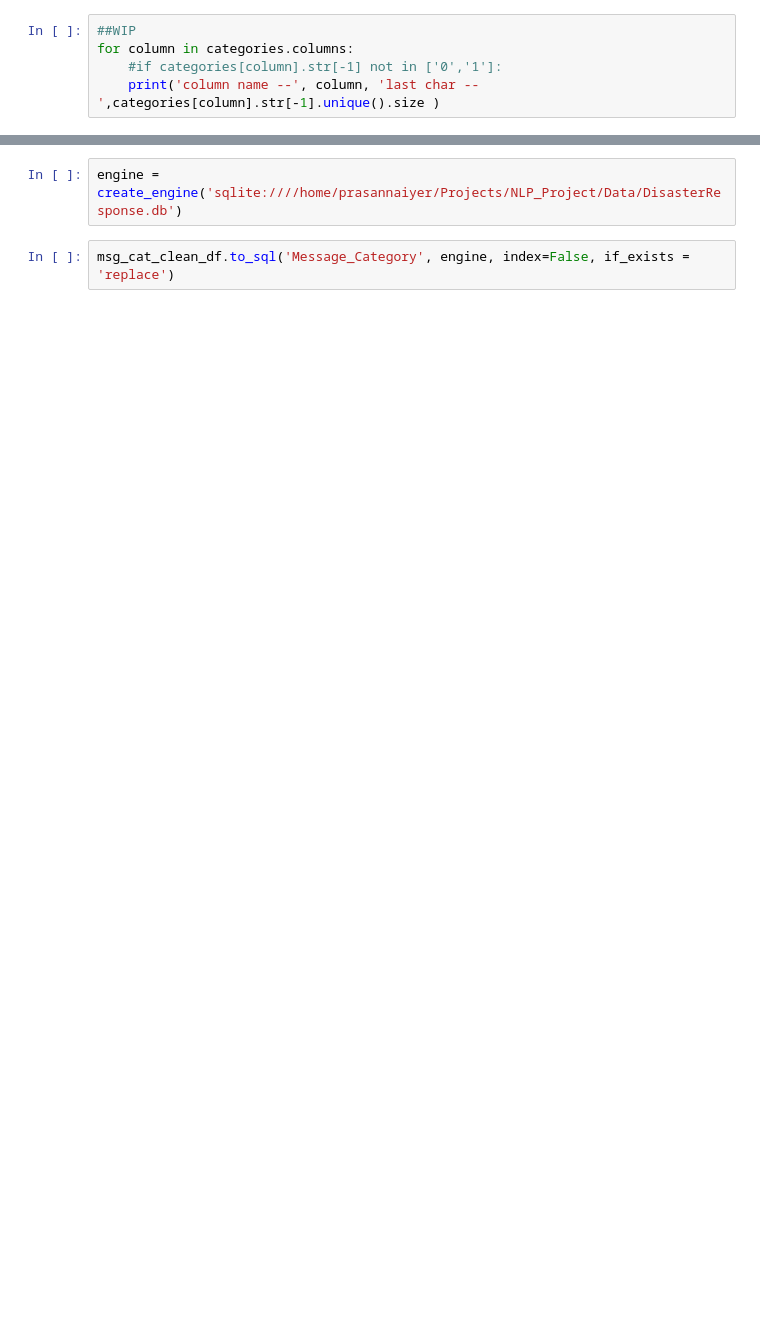
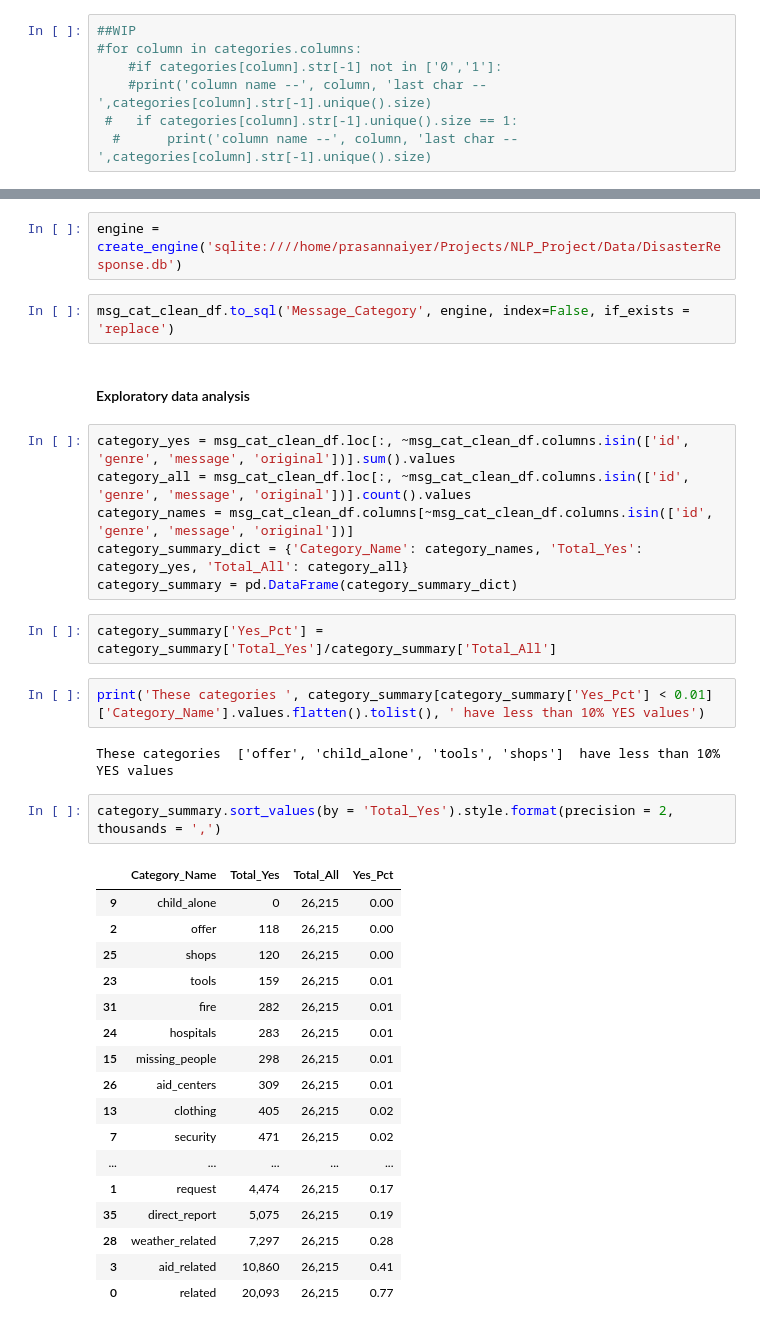
Before and after one commit to prasiyer/NLP_Project, a Jupyter notebook: Code/Data_ETL.ipynb, the cells around one changed output, grey strips where cells are left out. Saved outputs shown, nothing was run; the diff lists cells and outputs as text; blank space fills up the shorter version.

Commit message:
Mainly Data_ETL updates

```diff
--- a/Code/Data_ETL.ipynb
+++ b/Code/Data_ETL.ipynb
@@ -87,6 +56,8 @@ Name: related, dtype: int64
 # %%
 ##WIP
-for column in categories.columns:
+#for column in categories.columns:
     #if categories[column].str[-1] not in ['0','1']:
-    print('column name --', column, 'last char -- ',categories[column].str[-1].unique().size )
+    #print('column name --', column, 'last char -- ',categories[column].str[-1].unique().size)
+ #   if categories[column].str[-1].unique().size == 1:
+  #      print('column name --', column, 'last char -- ',categories[column].str[-1].unique().size)
 # %% [output]
@@ -150,3 +84,37 @@ msg_cat_clean_df.head()
 engine = create_engine('sqlite:////home/prasannaiyer/Projects/NLP_Project/Data/DisasterResponse.db')
 # %%
 msg_cat_clean_df.to_sql('Message_Category', engine, index=False, if_exists = 'replace')
+# %% [markdown]
+#### Exploratory data analysis
+# %%
+category_yes = msg_cat_clean_df.loc[:, ~msg_cat_clean_df.columns.isin(['id', 'genre', 'message', 'original'])].sum().values
+category_all = msg_cat_clean_df.loc[:, ~msg_cat_clean_df.columns.isin(['id', 'genre', 'message', 'original'])].count().values
+category_names = msg_cat_clean_df.columns[~msg_cat_clean_df.columns.isin(['id', 'genre', 'message', 'original'])]
+category_summary_dict = {'Category_Name': category_names, 'Total_Yes': category_yes, 'Total_All': category_all}
+category_summary = pd.DataFrame(category_summary_dict)
+# %%
+category_summary['Yes_Pct'] = category_summary['Total_Yes']/category_summary['Total_All']
+# %%
+print('These categories ', category_summary[category_summary['Yes_Pct'] < 0.01]['Category_Name'].values.flatten().tolist(), ' have less than 10% YES values')
+# %% [output]
+These categories  ['offer', 'child_alone', 'tools', 'shops']  have less than 10% YES values
+# %%
+category_summary.sort_values(by = 'Total_Yes').style.format(precision = 2, thousands = ',')
+# %% [output]
+|  | Category_Name | Total_Yes | Total_All | Yes_Pct |
+| 9 | child_alone | 0 | 26,215 | 0.00 |
+| 2 | offer | 118 | 26,215 | 0.00 |
+| 25 | shops | 120 | 26,215 | 0.00 |
+| 23 | tools | 159 | 26,215 | 0.01 |
+| 31 | fire | 282 | 26,215 | 0.01 |
+| 24 | hospitals | 283 | 26,215 | 0.01 |
+| 15 | missing_people | 298 | 26,215 | 0.01 |
+| 26 | aid_centers | 309 | 26,215 | 0.01 |
+| 13 | clothing | 405 | 26,215 | 0.02 |
+| 7 | security | 471 | 26,215 | 0.02 |
+| ... | ... | ... | ... | ... |
+| 1 | request | 4,474 | 26,215 | 0.17 |
+| 35 | direct_report | 5,075 | 26,215 | 0.19 |
+| 28 | weather_related | 7,297 | 26,215 | 0.28 |
+| 3 | aid_related | 10,860 | 26,215 | 0.41 |
+| 0 | related | 20,093 | 26,215 | 0.77 |
```
Also changed, not shown: parts of 19 cells of this notebook.
